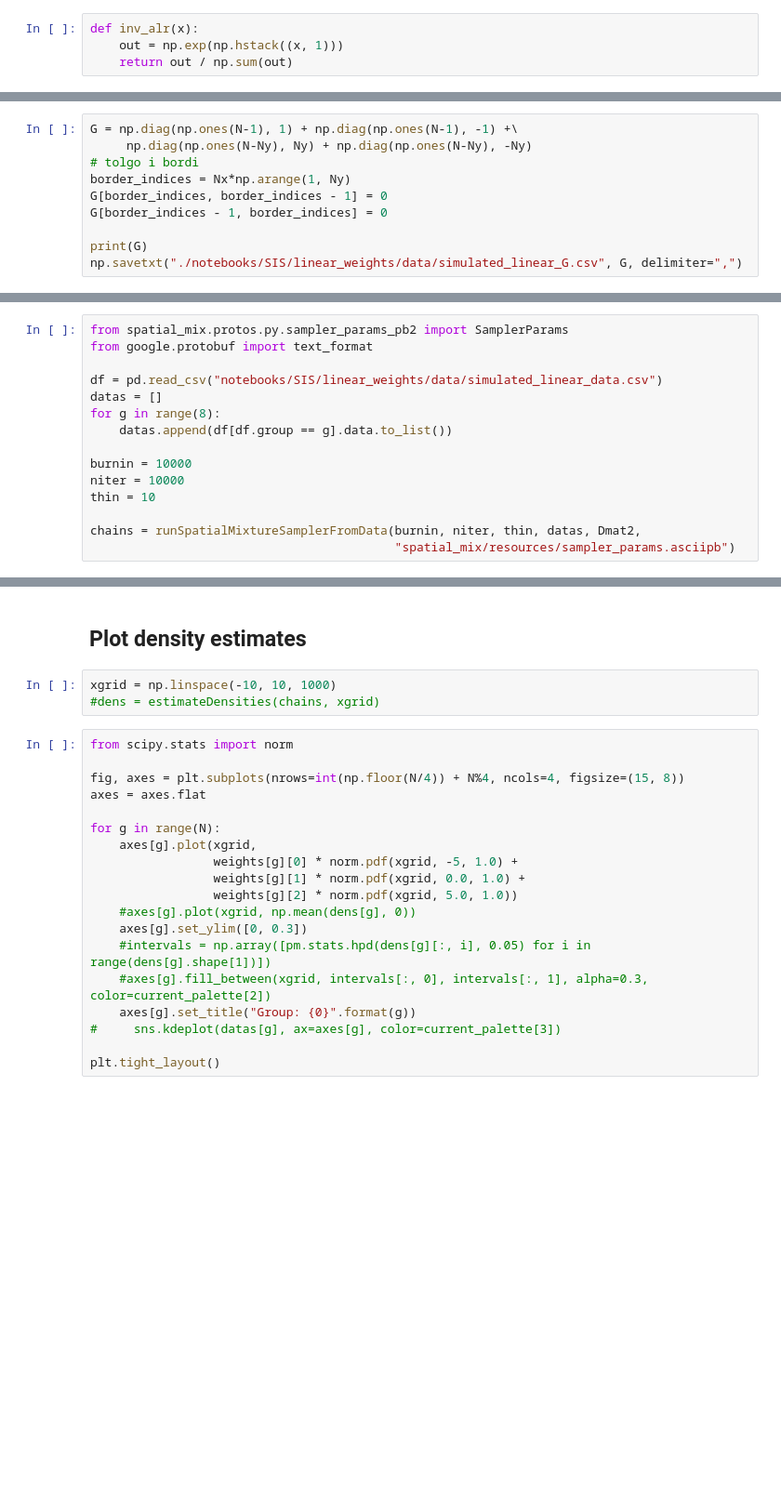
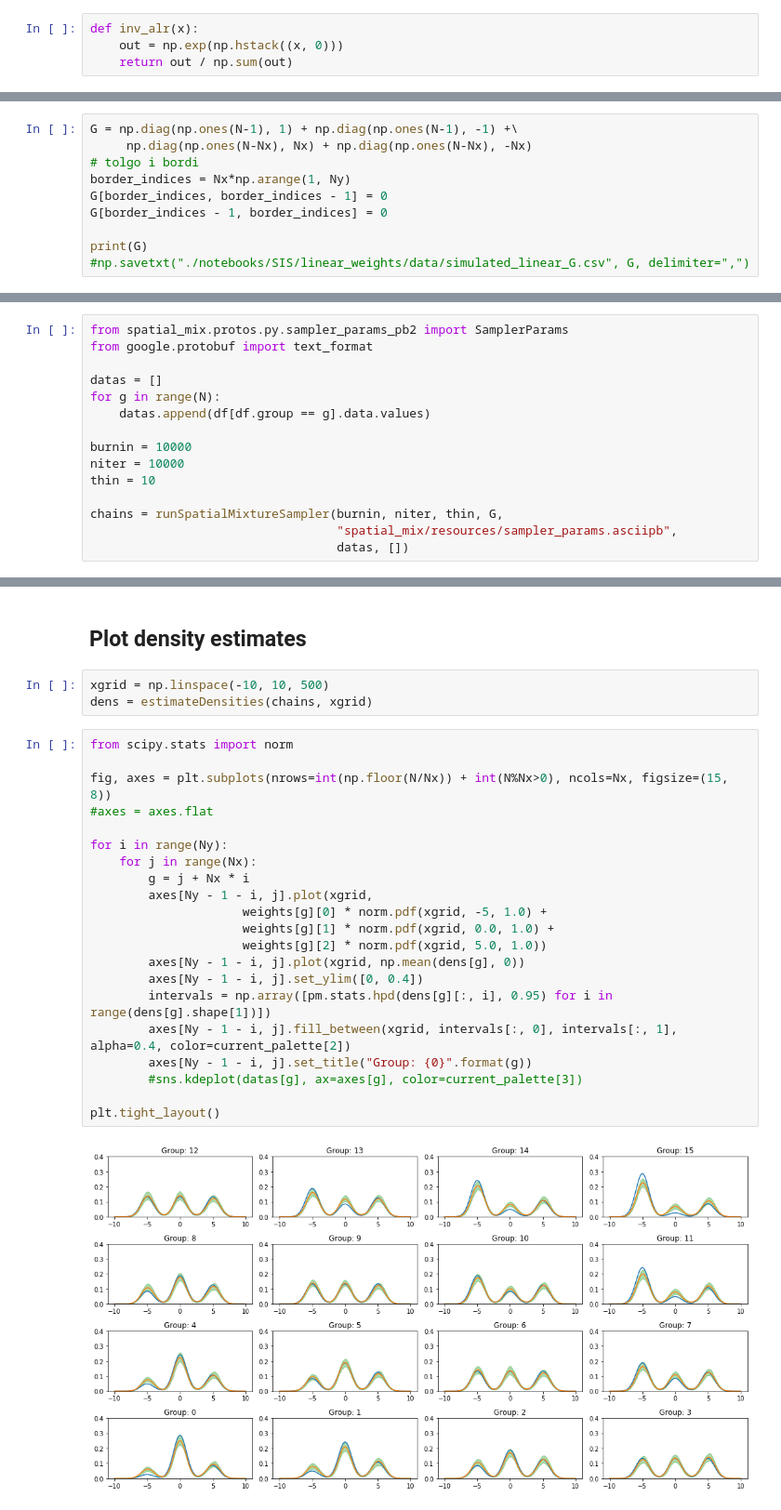
Before and after one commit to mberaha/spatial_mixtures, a Jupyter notebook: notebooks/SIS/linear_weights/Simulation Study Linear Weights.ipynb, the cells around one changed output, grey strips where cells are left out. Shown: that part at 93% size. Saved outputs shown, nothing was run; the diff lists cells and outputs as text; blank space fills up the shorter version.

Commit message:
Plot figo densità

```diff
--- a/notebooks/SIS/linear_weights/Simulation Study Linear Weights.ipynb
+++ b/notebooks/SIS/linear_weights/Simulation Study Linear Weights.ipynb
@@ -32,7 +30,7 @@ $$ \widetilde{w}_{il} = \alpha_l x_i + \beta_l y_i \quad l=1, 2$$
 finally $w_i = alr^{-1} ([\widetilde{w}_{i1}, \widetilde{w}_{i2}])$
 # %%
 def inv_alr(x):
-    out = np.exp(np.hstack((x, 1)))
+    out = np.exp(np.hstack((x, 0)))
     return out / np.sum(out)
 # %%
 def simulate_from_mixture(weights):
@@ -67,13 +83,13 @@ print(os.getcwd())
 # %%
 G = np.diag(np.ones(N-1), 1) + np.diag(np.ones(N-1), -1) +\
-     np.diag(np.ones(N-Ny), Ny) + np.diag(np.ones(N-Ny), -Ny)
+     np.diag(np.ones(N-Nx), Nx) + np.diag(np.ones(N-Nx), -Nx)
 # tolgo i bordi
 border_indices = Nx*np.arange(1, Ny)
 G[border_indices, border_indices - 1] = 0
 G[border_indices - 1, border_indices] = 0
 
 print(G)
-np.savetxt("./notebooks/SIS/linear_weights/data/simulated_linear_G.csv", G, delimiter=",")
+#np.savetxt("./notebooks/SIS/linear_weights/data/simulated_linear_G.csv", G, delimiter=",")
 # %% [output]
 [[0. 1. 0. 0. 1. 0. 0. 0. 0. 0. 0. 0. 0. 0. 0. 0.]
  [1. 0. 1. 0. 0. 1. 0. 0. 0. 0. 0. 0. 0. 0. 0. 0.]
@@ -108,14 +124,14 @@ df.to_csv("./notebooks/SIS/linear_weights/data/simulated_linear_data.csv", index
 from spatial_mix.protos.py.sampler_params_pb2 import SamplerParams
 from google.protobuf import text_format
 
-df = pd.read_csv("notebooks/SIS/linear_weights/data/simulated_linear_data.csv")
 datas = []
-for g in range(8):
-    datas.append(df[df.group == g].data.to_list())
+for g in range(N):
+    datas.append(df[df.group == g].data.values)
 
 burnin = 10000
 niter = 10000
 thin = 10
 
-chains = runSpatialMixtureSamplerFromData(burnin, niter, thin, datas, Dmat2,
-                                          "spatial_mix/resources/sampler_params.asciipb")
+chains = runSpatialMixtureSampler(burnin, niter, thin, G,
+                                  "spatial_mix/resources/sampler_params.asciipb",
+                                  datas, [])
@@ -122,24 +149,28 @@ chains = runSpatialMixtureSamplerFromData(burnin, niter, thin, datas, Dmat2,
 # %% [markdown]
 ## Plot density estimates
 # %%
-xgrid = np.linspace(-10, 10, 1000)
-#dens = estimateDensities(chains, xgrid)
+xgrid = np.linspace(-10, 10, 500)
+dens = estimateDensities(chains, xgrid)
 # %%
 from scipy.stats import norm
 
-fig, axes = plt.subplots(nrows=int(np.floor(N/4)) + N%4, ncols=4, figsize=(15, 8))
-axes = axes.flat
+fig, axes = plt.subplots(nrows=int(np.floor(N/Nx)) + int(N%Nx>0), ncols=Nx, figsize=(15, 8))
+#axes = axes.flat
 
-for g in range(N):
-    axes[g].plot(xgrid,
-                 weights[g][0] * norm.pdf(xgrid, -5, 1.0) +
-                 weights[g][1] * norm.pdf(xgrid, 0.0, 1.0) +
-                 weights[g][2] * norm.pdf(xgrid, 5.0, 1.0))
-    #axes[g].plot(xgrid, np.mean(dens[g], 0))
-    axes[g].set_ylim([0, 0.3])
-    #intervals = np.array([pm.stats.hpd(dens[g][:, i], 0.05) for i in range(dens[g].shape[1])])
-    #axes[g].fill_between(xgrid, intervals[:, 0], intervals[:, 1], alpha=0.3, color=current_palette[2])
-    axes[g].set_title("Group: {0}".format(g))
-#     sns.kdeplot(datas[g], ax=axes[g], color=current_palette[3])
+for i in range(Ny):
+    for j in range(Nx):
+        g = j + Nx * i
+        axes[Ny - 1 - i, j].plot(xgrid,
+                     weights[g][0] * norm.pdf(xgrid, -5, 1.0) +
+                     weights[g][1] * norm.pdf(xgrid, 0.0, 1.0) +
+                     weights[g][2] * norm.pdf(xgrid, 5.0, 1.0))
+        axes[Ny - 1 - i, j].plot(xgrid, np.mean(dens[g], 0))
+        axes[Ny - 1 - i, j].set_ylim([0, 0.4])
+        intervals = np.array([pm.stats.hpd(dens[g][:, i], 0.95) for i in range(dens[g].shape[1])])
+        axes[Ny - 1 - i, j].fill_between(xgrid, intervals[:, 0], intervals[:, 1], alpha=0.4, color=current_palette[2])
+        axes[Ny - 1 - i, j].set_title("Group: {0}".format(g))
+        #sns.kdeplot(datas[g], ax=axes[g], color=current_palette[3])
 
 plt.tight_layout()
+# %% [output]
+[figure, added]
```
Also changed, not shown: parts of 7 cells of this notebook.
